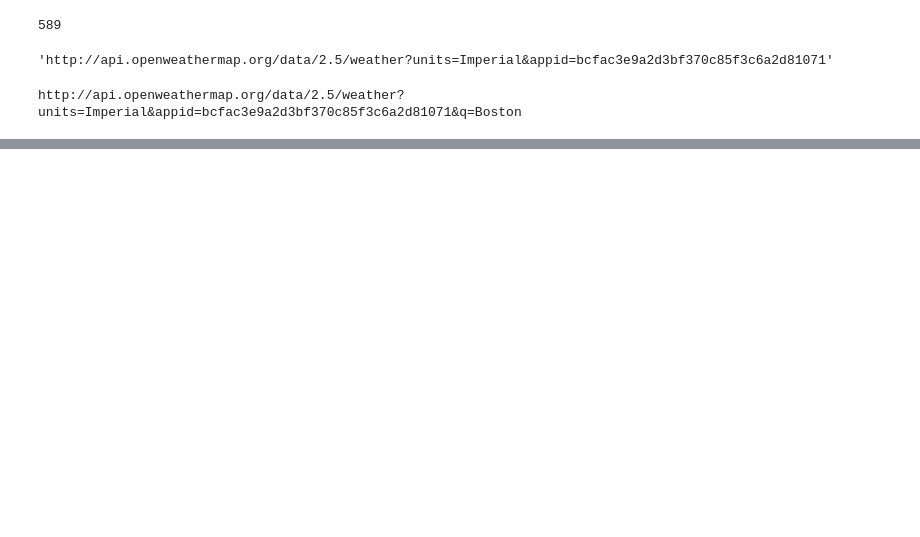
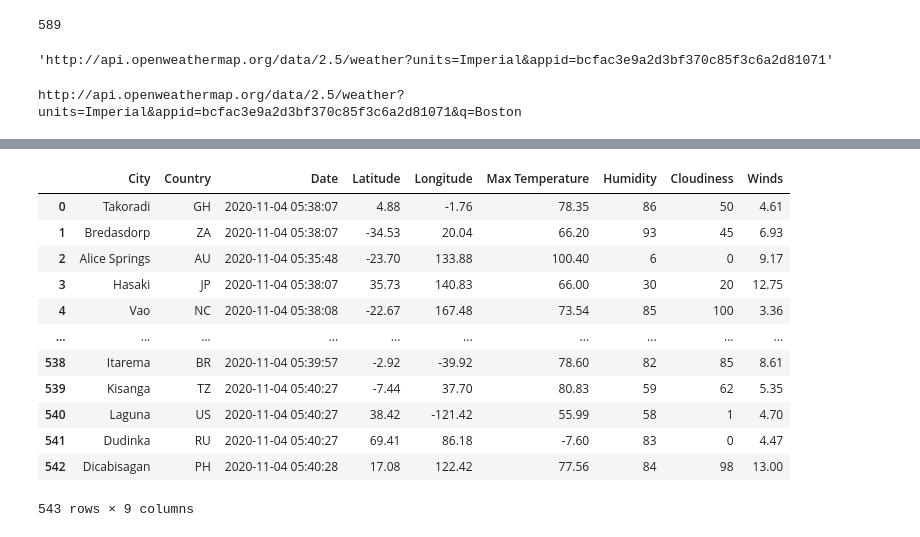
Before and after one commit to mannyinwang/World_Weather-Analysis, a Jupyter notebook: WeatherPy.ipynb, the cells around one changed output, grey strips where cells are left out. Drawn from its saved outputs; the diff is of its cells as text; code cells hidden in the pictures; blank space fills up the shorter version.

```diff
--- a/WeatherPy.ipynb
+++ b/WeatherPy.ipynb
@@ -75,0 +88,19 @@ http://api.openweathermap.org/data/2.5/weather?units=Imperial&appid=bcfac3e9a2d3
+# %%
+# Create an endpoint URL for a city
+city_url = url + "&q=" + "Boston"
+city_weather = requests.get(city_url)
+if city_weather.status_code == 200:
+    print(f'City Weather found')
+else:
+    print(f'City Weather not found.')
+# %%
+# Get the JSON
+boston_data = city_weather.json()
+country = boston_data['sys']['country']
+city = boston_data['name']
+lat = boston_data['coord']['lat']
+lng = boston_data['coord']['lon']
+max_temp = boston_data['main']['temp_max']
+humidity = boston_data['main']['humidity']
+clouds = boston_data['clouds']['all']
+wind = boston_data['wind']['speed']
@@ -75,0 +208,4 @@ http://api.openweathermap.org/data/2.5/weather?units=Imperial&appid=bcfac3e9a2d3
+# %%
+city_data_df = pd.DataFrame(city_data)
+temp = city_data_df
+city_data_df.head()
@@ -75,0 +219,21 @@ http://api.openweathermap.org/data/2.5/weather?units=Imperial&appid=bcfac3e9a2d3
+# %%
+# Re-order the columns
+new_order = ['City', 'Country', 'Date', 'Latitude', 'Longitude',
+             'Max Temperature', 'Humidity', 'Cloudiness','Winds']
+# %%
+city_data_df = city_data_df[new_order]
+city_data_df
+# %% [output]
+|  | City | Country | Date | Latitude | Longitude | Max Temperature | Humidity | Cloudiness | Winds |
+| 0 | Takoradi | GH | 2020-11-04 05:38:07 | 4.88 | -1.76 | 78.35 | 86 | 50 | 4.61 |
+| 1 | Bredasdorp | ZA | 2020-11-04 05:38:07 | -34.53 | 20.04 | 66.20 | 93 | 45 | 6.93 |
+| 2 | Alice Springs | AU | 2020-11-04 05:35:48 | -23.70 | 133.88 | 100.40 | 6 | 0 | 9.17 |
+| 3 | Hasaki | JP | 2020-11-04 05:38:07 | 35.73 | 140.83 | 66.00 | 30 | 20 | 12.75 |
+| 4 | Vao | NC | 2020-11-04 05:38:08 | -22.67 | 167.48 | 73.54 | 85 | 100 | 3.36 |
+| ... | ... | ... | ... | ... | ... | ... | ... | ... | ... |
+| 538 | Itarema | BR | 2020-11-04 05:39:57 | -2.92 | -39.92 | 78.60 | 82 | 85 | 8.61 |
+| 539 | Kisanga | TZ | 2020-11-04 05:40:27 | -7.44 | 37.70 | 80.83 | 59 | 62 | 5.35 |
+| 540 | Laguna | US | 2020-11-04 05:40:27 | 38.42 | -121.42 | 55.99 | 58 | 1 | 4.70 |
+| 541 | Dudinka | RU | 2020-11-04 05:40:27 | 69.41 | 86.18 | -7.60 | 83 | 0 | 4.47 |
+| 542 | Dicabisagan | PH | 2020-11-04 05:40:28 | 17.08 | 122.42 | 77.56 | 84 | 98 | 13.00 |
+543 rows × 9 columns
```
Also changed, not shown: parts of 12 cells of this notebook.
